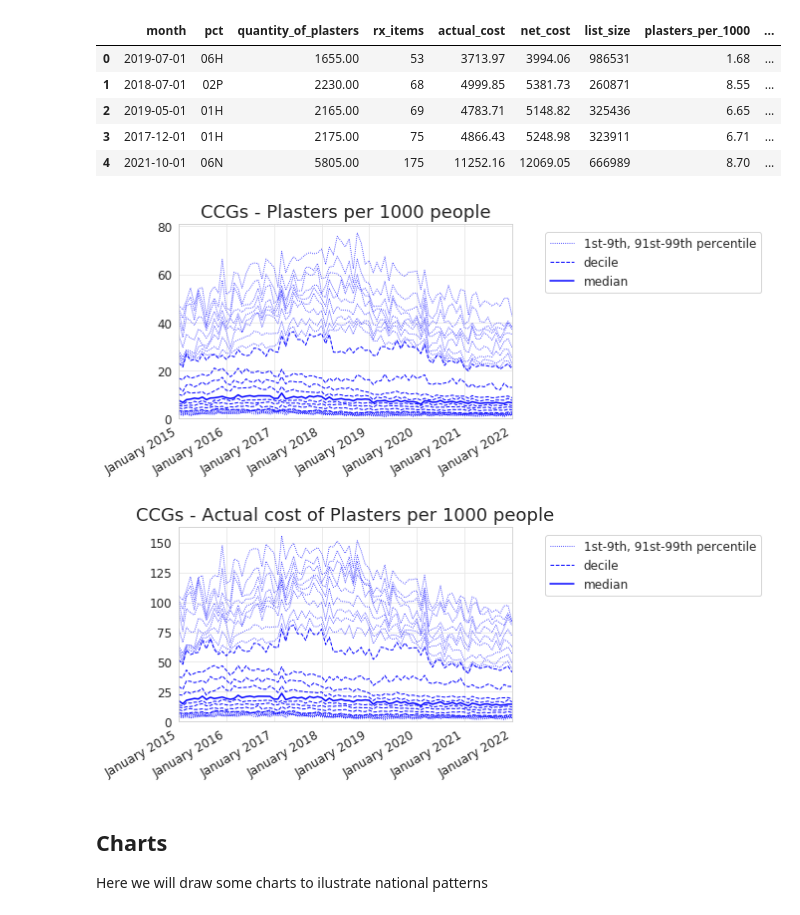
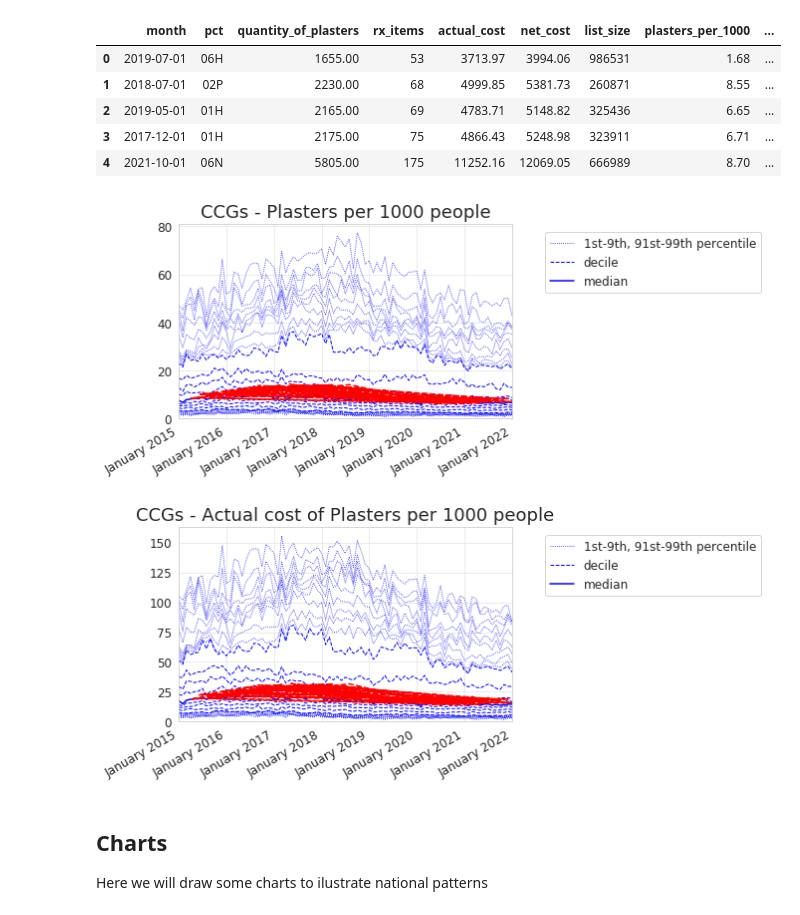
Before and after one commit to ebmdatalab/lidocaine-eng-ire, a Jupyter notebook: notebooks/English notebook.ipynb, the cells around one changed output. Cells and saved outputs as stored; diff of their text form; code cells hidden in the pictures.

Commit message:
add example CCG to decile chart

```diff
--- a/notebooks/English notebook.ipynb
+++ b/notebooks/English notebook.ipynb
@@ -107,26 +107,32 @@ charts.deciles_chart(
         column= 'plasters_per_1000',
         title="CCGs - Plasters per 1000 people",
         show_outer_percentiles=True)
+
+#add in example CCG (Newcastle Gateshead)
+df_subject = lidocaine_and_listsize.loc[lidocaine_and_listsize['pct'] == '13T']
+plt.plot(df_subject['month'], df_subject['plasters_per_1000'], 'r--')
+
+
 plt.show()
 # %% [output]
-[figure, old version]
+[figure, new version]
 # %%
 #plot deciles
 charts.deciles_chart(
         lidocaine_and_listsize,
         period_column='month',
         column= 'actual_cost_per_1000',
         title="CCGs - Actual cost of Plasters per 1000 people",
         show_outer_percentiles=True)
 
 #add in example CCG (Newcastle Gateshead)
 df_subject = lidocaine_and_listsize.loc[lidocaine_and_listsize['pct'] == '13T']
-plt.plot(df_subject['month'], df_subject['items_per_1000'], 'r--')
+plt.plot(df_subject['month'], df_subject['actual_cost_per_1000'], 'r--')
 
 
 plt.show()
 # %% [output]
-[figure, old version]
+[figure, new version]
 # %% [markdown]
 ## Charts
 Here we will draw some charts to ilustrate national patterns
```
Also changed, not shown: 1 other file.
